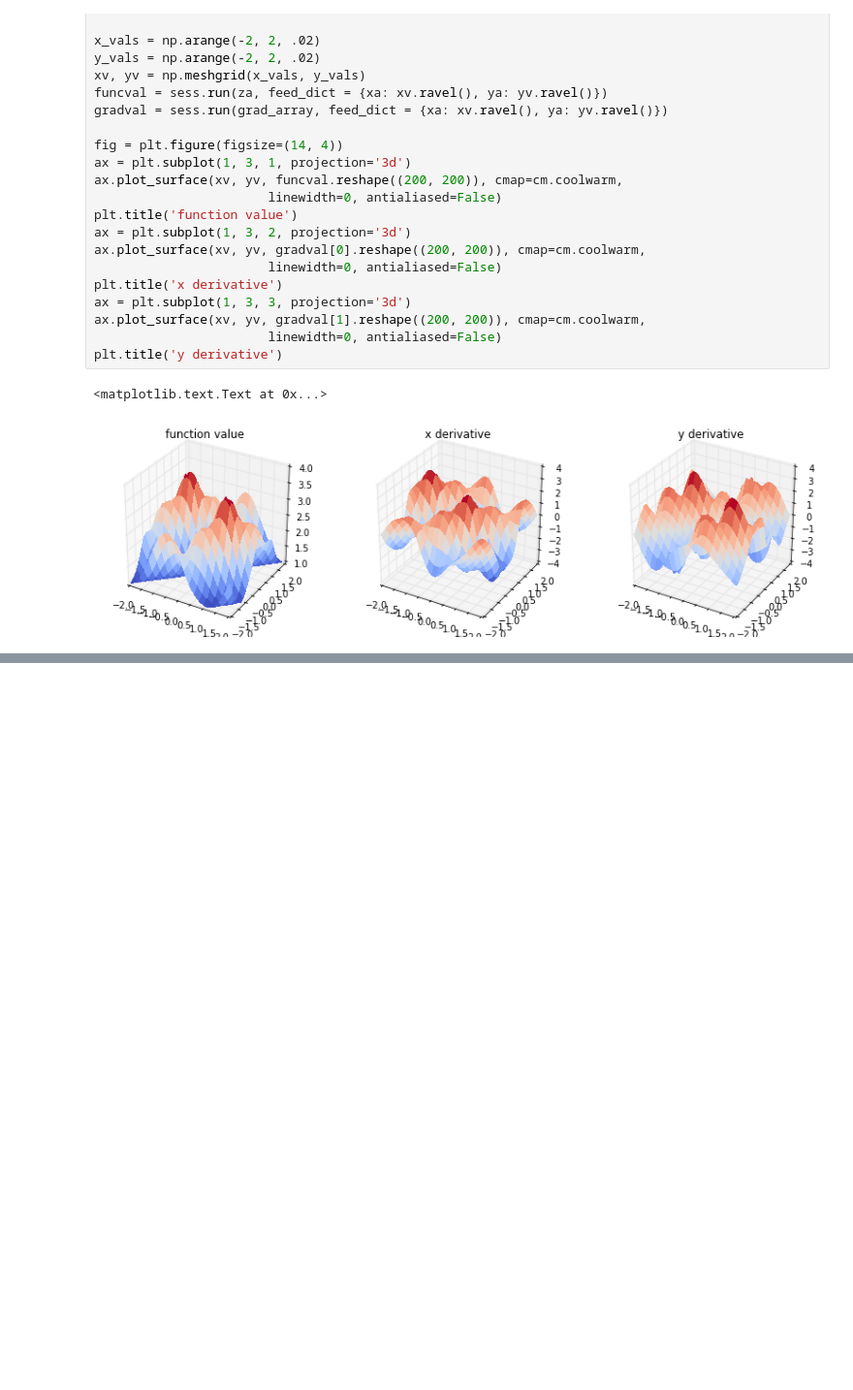
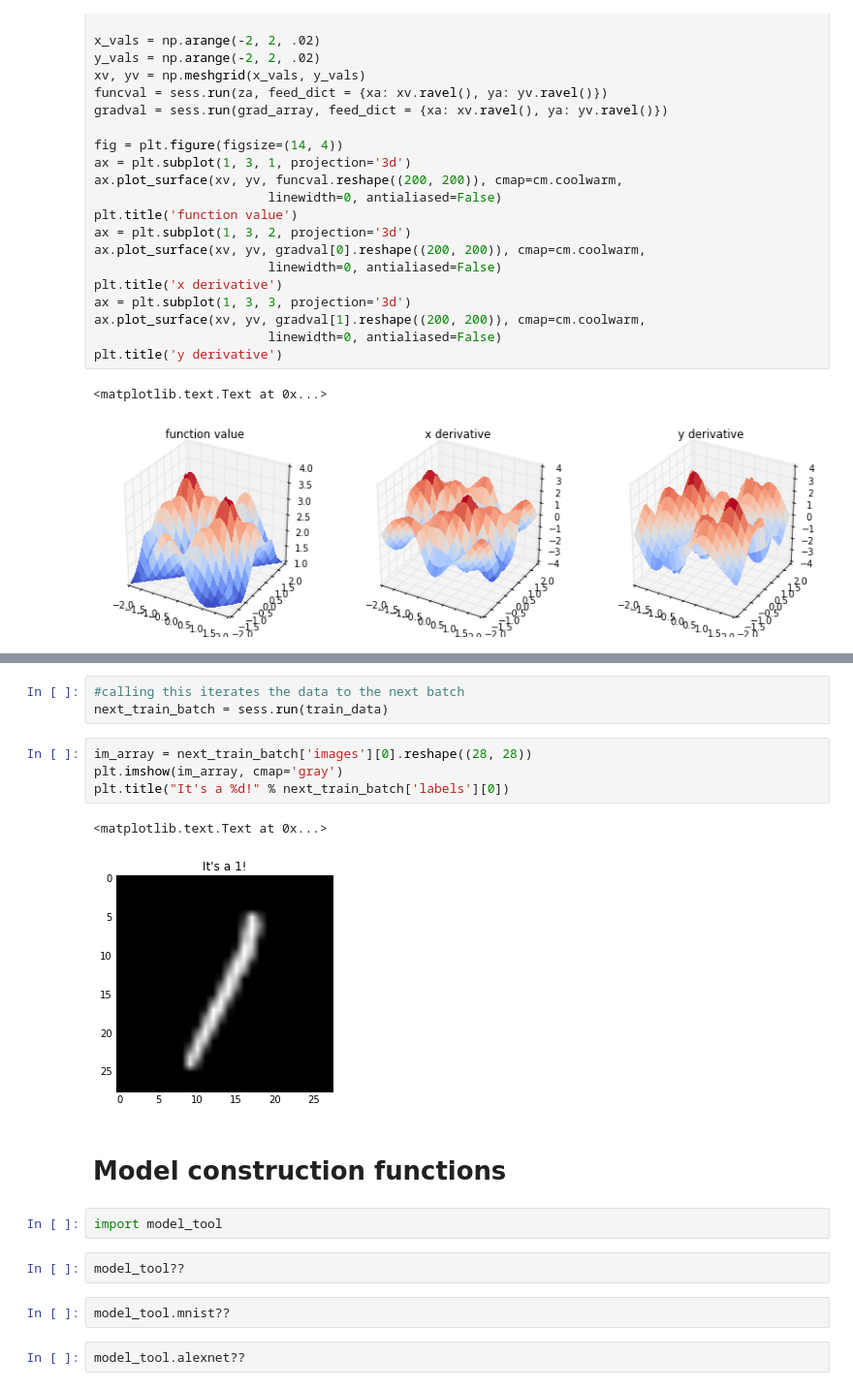
Before and after one commit to neuroailab/cs375, a Jupyter notebook: 2018/tutorials/Tutorial -- Tensorflow and TFUtils (Lecture 4a).ipynb, the cells around one changed output, grey strips where cells are left out. Shown at 97% size. Drawn from its saved outputs; the diff is of its cells as text; blank space fills up the shorter version.

```diff
--- a/2018/tutorials/Tutorial -- Tensorflow Basics.ipynb
+++ b/2018/tutorials/Tutorial -- Tensorflow and TFUtils (Lecture 4a).ipynb
@@ -935,0 +1017,20 @@ plt.title('y derivative')
+# %%
+#calling this iterates the data to the next batch
+next_train_batch = sess.run(train_data)
+# %%
+im_array = next_train_batch['images'][0].reshape((28, 28))
+plt.imshow(im_array, cmap='gray')
+plt.title("It's a %d!" % next_train_batch['labels'][0])
+# %% [output]
+<matplotlib.text.Text at 0x...>
+[figure, added]
+# %% [markdown]
+# Model construction functions
+# %%
+import model_tool
+# %%
+model_tool??
+# %%
+model_tool.mnist??
+# %%
+model_tool.alexnet??
```
Also changed, not shown: parts of 128 cells of this notebook, 5 other files.
